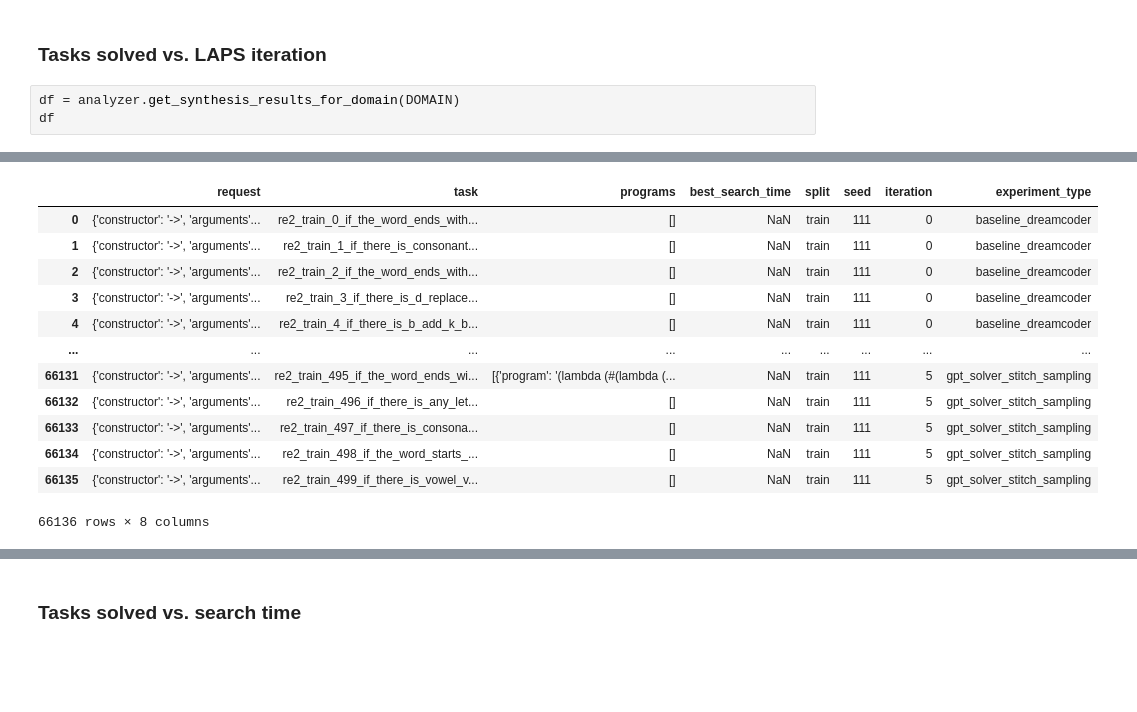
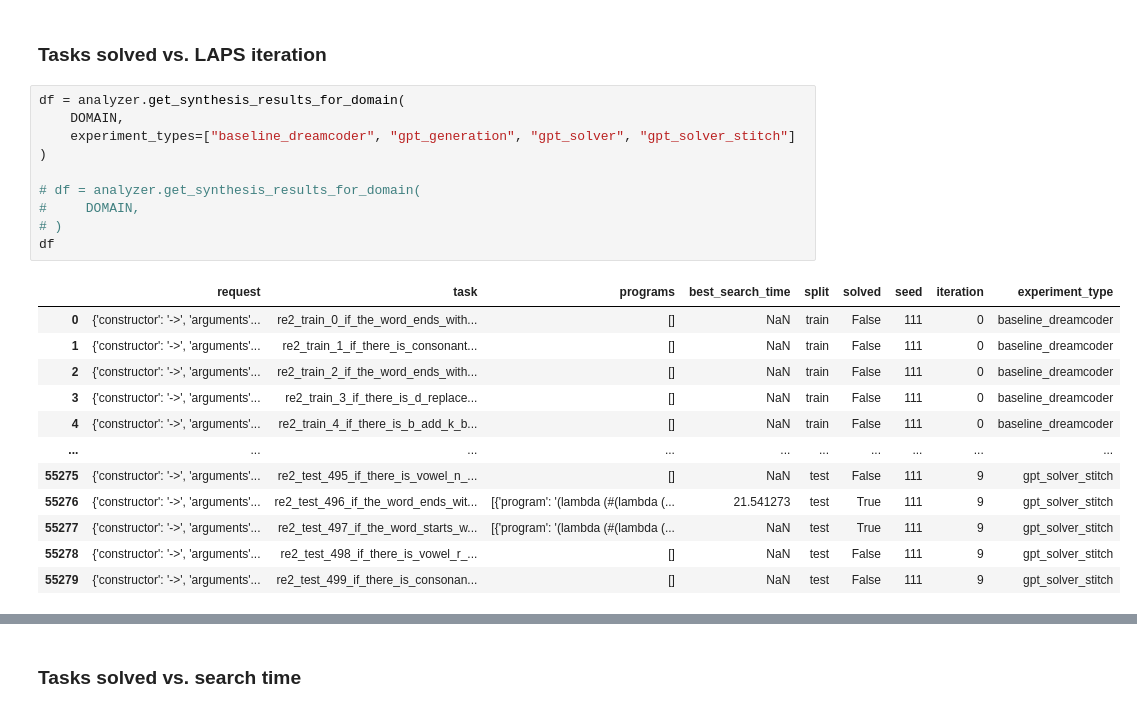
Before and after one commit to gabegrand/lilo, a Jupyter notebook: analysis/analyze_synthesis_experiment.ipynb, the cells around one changed output, grey strips where cells are left out. Saved outputs shown, nothing was run; the diff lists cells and outputs as text; blank space fills up the shorter version.

```diff
--- a/analysis/analyze_synthesis_experiment.ipynb
+++ b/analysis/analyze_synthesis_experiment.ipynb
@@ -103,6 +106,25 @@ Name: time_elapsed, dtype: float64
 # %% [markdown]
 ### Tasks solved vs. LAPS iteration
 # %%
-df = analyzer.get_synthesis_results_for_domain(DOMAIN)
+df = analyzer.get_synthesis_results_for_domain(
+    DOMAIN,
+    experiment_types=["baseline_dreamcoder", "gpt_generation", "gpt_solver", "gpt_solver_stitch"]
+)
+
+# df = analyzer.get_synthesis_results_for_domain(
+#     DOMAIN,
+# )
 df
 # %% [output]
+|  | request | task | programs | best_search_time | split | solved | seed | iteration | experiment_type |
+| 0 | {'constructor': '->', 'arguments'... | re2_train_0_if_the_word_ends_with... | [] | NaN | train | False | 111 | 0 | baseline_dreamcoder |
+| 1 | {'constructor': '->', 'arguments'... | re2_train_1_if_there_is_consonant... | [] | NaN | train | False | 111 | 0 | baseline_dreamcoder |
+| 2 | {'constructor': '->', 'arguments'... | re2_train_2_if_the_word_ends_with... | [] | NaN | train | False | 111 | 0 | baseline_dreamcoder |
+| 3 | {'constructor': '->', 'arguments'... | re2_train_3_if_there_is_d_replace... | [] | NaN | train | False | 111 | 0 | baseline_dreamcoder |
+| 4 | {'constructor': '->', 'arguments'... | re2_train_4_if_there_is_b_add_k_b... | [] | NaN | train | False | 111 | 0 | baseline_dreamcoder |
+| ... | ... | ... | ... | ... | ... | ... | ... | ... | ... |
+| 55275 | {'constructor': '->', 'arguments'... | re2_test_495_if_there_is_vowel_n_... | [] | NaN | test | False | 111 | 9 | gpt_solver_stitch |
+| 55276 | {'constructor': '->', 'arguments'... | re2_test_496_if_the_word_ends_wit... | [{'program': '(lambda (#(lambda (... | 21.541273 | test | True | 111 | 9 | gpt_solver_stitch |
+| 55277 | {'constructor': '->', 'arguments'... | re2_test_497_if_the_word_starts_w... | [{'program': '(lambda (#(lambda (... | NaN | test | True | 111 | 9 | gpt_solver_stitch |
+| 55278 | {'constructor': '->', 'arguments'... | re2_test_498_if_there_is_vowel_r_... | [] | NaN | test | False | 111 | 9 | gpt_solver_stitch |
+| 55279 | {'constructor': '->', 'arguments'... | re2_test_499_if_there_is_consonan... | [] | NaN | test | False | 111 | 9 | gpt_solver_stitch |
@@ -110,16 +132,3 @@ WARNING: Missing path ../experiments_iterative/outputs/runs_re2/domains/re2/gpt_
-|  | request | task | programs | best_search_time | split | seed | iteration | experiment_type |
-| 0 | {'constructor': '->', 'arguments'... | re2_train_0_if_the_word_ends_with... | [] | NaN | train | 111 | 0 | baseline_dreamcoder |
-| 1 | {'constructor': '->', 'arguments'... | re2_train_1_if_there_is_consonant... | [] | NaN | train | 111 | 0 | baseline_dreamcoder |
-| 2 | {'constructor': '->', 'arguments'... | re2_train_2_if_the_word_ends_with... | [] | NaN | train | 111 | 0 | baseline_dreamcoder |
-| 3 | {'constructor': '->', 'arguments'... | re2_train_3_if_there_is_d_replace... | [] | NaN | train | 111 | 0 | baseline_dreamcoder |
-| 4 | {'constructor': '->', 'arguments'... | re2_train_4_if_there_is_b_add_k_b... | [] | NaN | train | 111 | 0 | baseline_dreamcoder |
-| ... | ... | ... | ... | ... | ... | ... | ... | ... |
-| 66131 | {'constructor': '->', 'arguments'... | re2_train_495_if_the_word_ends_wi... | [{'program': '(lambda (#(lambda (... | NaN | train | 111 | 5 | gpt_solver_stitch_sampling |
-| 66132 | {'constructor': '->', 'arguments'... | re2_train_496_if_there_is_any_let... | [] | NaN | train | 111 | 5 | gpt_solver_stitch_sampling |
-| 66133 | {'constructor': '->', 'arguments'... | re2_train_497_if_there_is_consona... | [] | NaN | train | 111 | 5 | gpt_solver_stitch_sampling |
-| 66134 | {'constructor': '->', 'arguments'... | re2_train_498_if_the_word_starts_... | [] | NaN | train | 111 | 5 | gpt_solver_stitch_sampling |
-| 66135 | {'constructor': '->', 'arguments'... | re2_train_499_if_there_is_vowel_v... | [] | NaN | train | 111 | 5 | gpt_solver_stitch_sampling |
-66136 rows × 8 columns
 # %%
 df_results = (
     df[df.programs.astype(bool)]
```
Also changed, not shown: parts of 10 cells of this notebook.
